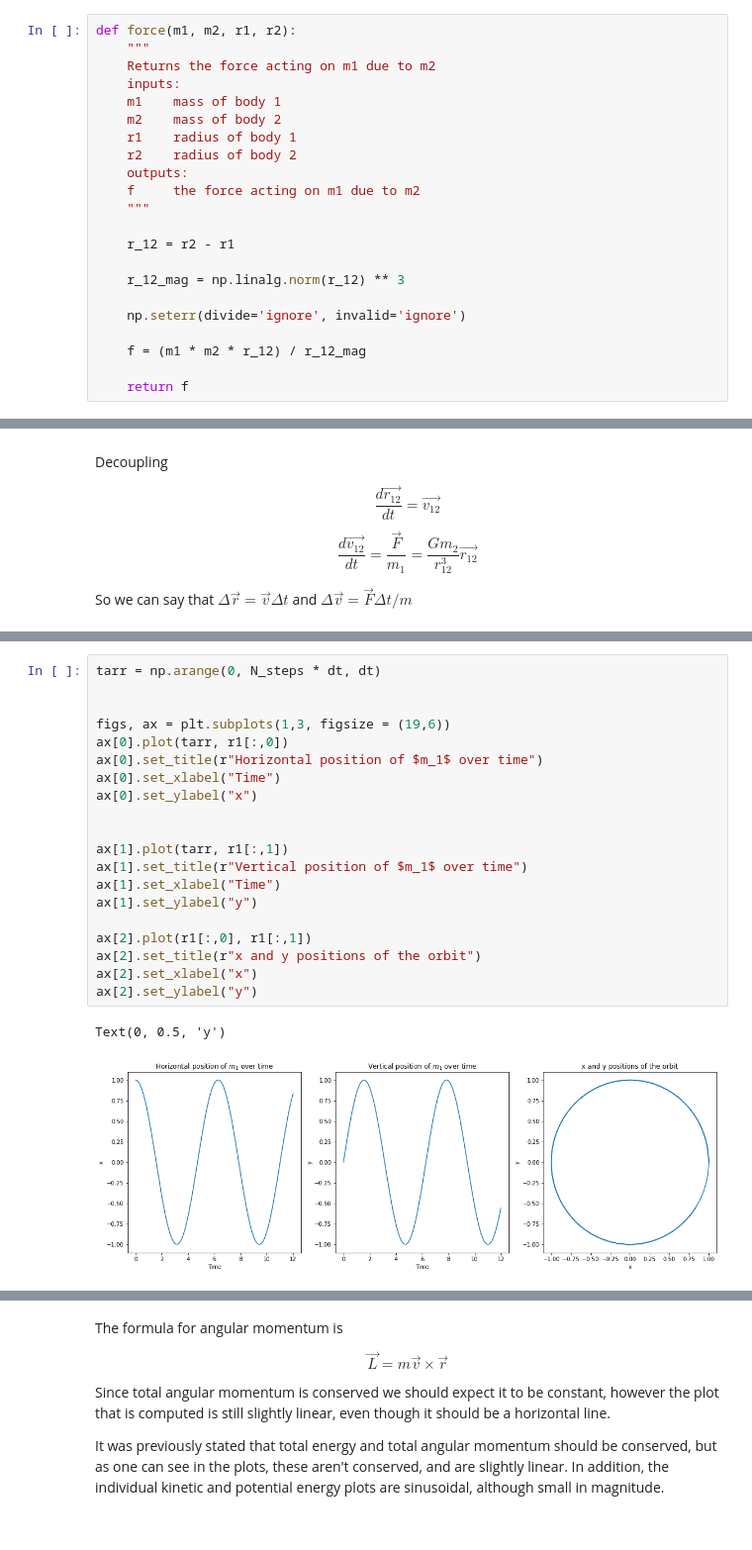
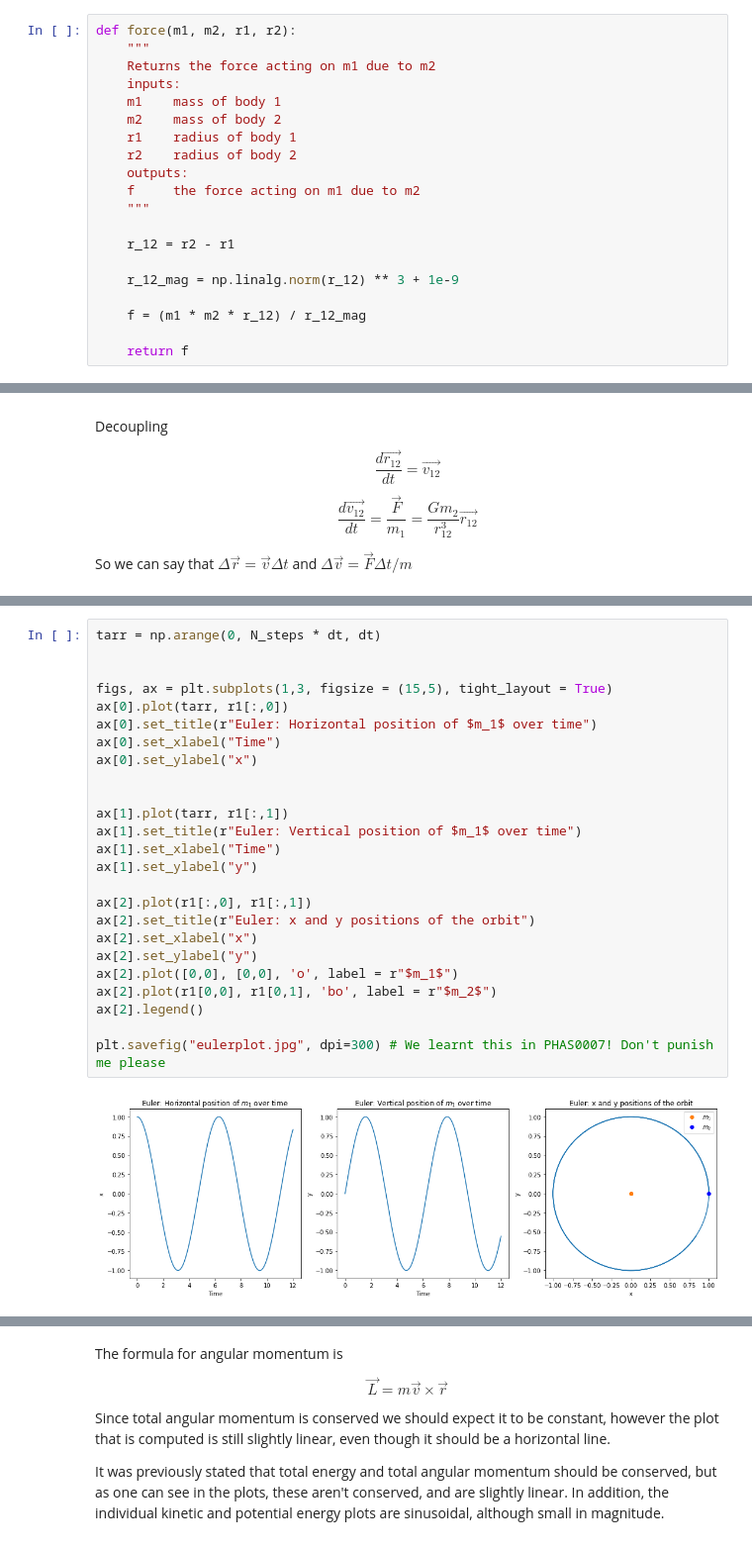
Before and after one commit to dannyphandannyphan/CompPhysMiniProject, a Jupyter notebook: Logbooks/Logbook 0.ipynb, the cells around one changed output, grey strips where cells are left out. Shown at 99% size. Saved outputs shown, nothing was run; the diff lists cells and outputs as text.

Commit message:
plots

```diff
--- a/Logbooks/Logbook 0.ipynb
+++ b/Logbooks/Logbook 0.ipynb
@@ -42,9 +42,7 @@ def force(m1, m2, r1, r2):
 
     r_12 = r2 - r1
 
-    r_12_mag = np.linalg.norm(r_12) ** 3
-
-    np.seterr(divide='ignore', invalid='ignore')
+    r_12_mag = np.linalg.norm(r_12) ** 3 + 1e-9
 
     f = (m1 * m2 * r_12) / r_12_mag
 
@@ -123,26 +120,30 @@ Wall time: 1.83 s
 # %%
 tarr = np.arange(0, N_steps * dt, dt)
 
 
-figs, ax = plt.subplots(1,3, figsize = (19,6))
+figs, ax = plt.subplots(1,3, figsize = (15,5), tight_layout = True)
 ax[0].plot(tarr, r1[:,0])
-ax[0].set_title(r"Horizontal position of $m_1$ over time")
+ax[0].set_title(r"Euler: Horizontal position of $m_1$ over time")
 ax[0].set_xlabel("Time")
 ax[0].set_ylabel("x")
 
 
 ax[1].plot(tarr, r1[:,1])
-ax[1].set_title(r"Vertical position of $m_1$ over time")
+ax[1].set_title(r"Euler: Vertical position of $m_1$ over time")
 ax[1].set_xlabel("Time")
 ax[1].set_ylabel("y")
 
 ax[2].plot(r1[:,0], r1[:,1])
-ax[2].set_title(r"x and y positions of the orbit")
+ax[2].set_title(r"Euler: x and y positions of the orbit")
 ax[2].set_xlabel("x")
 ax[2].set_ylabel("y")
+ax[2].plot([0,0], [0,0], 'o', label = r"$m_1$")
+ax[2].plot(r1[0,0], r1[0,1], 'bo', label = r"$m_2$")
+ax[2].legend()
+
+plt.savefig("eulerplot.jpg", dpi=300) # We learnt this in PHAS0007! Don't punish me please
 # %% [output]
-Text(0, 0.5, 'y')
-[figure, old version]
+[figure, new version]
 # %%
 %%time
 
```
Also changed, not shown: parts of 14 cells of this notebook, 13 other files.
